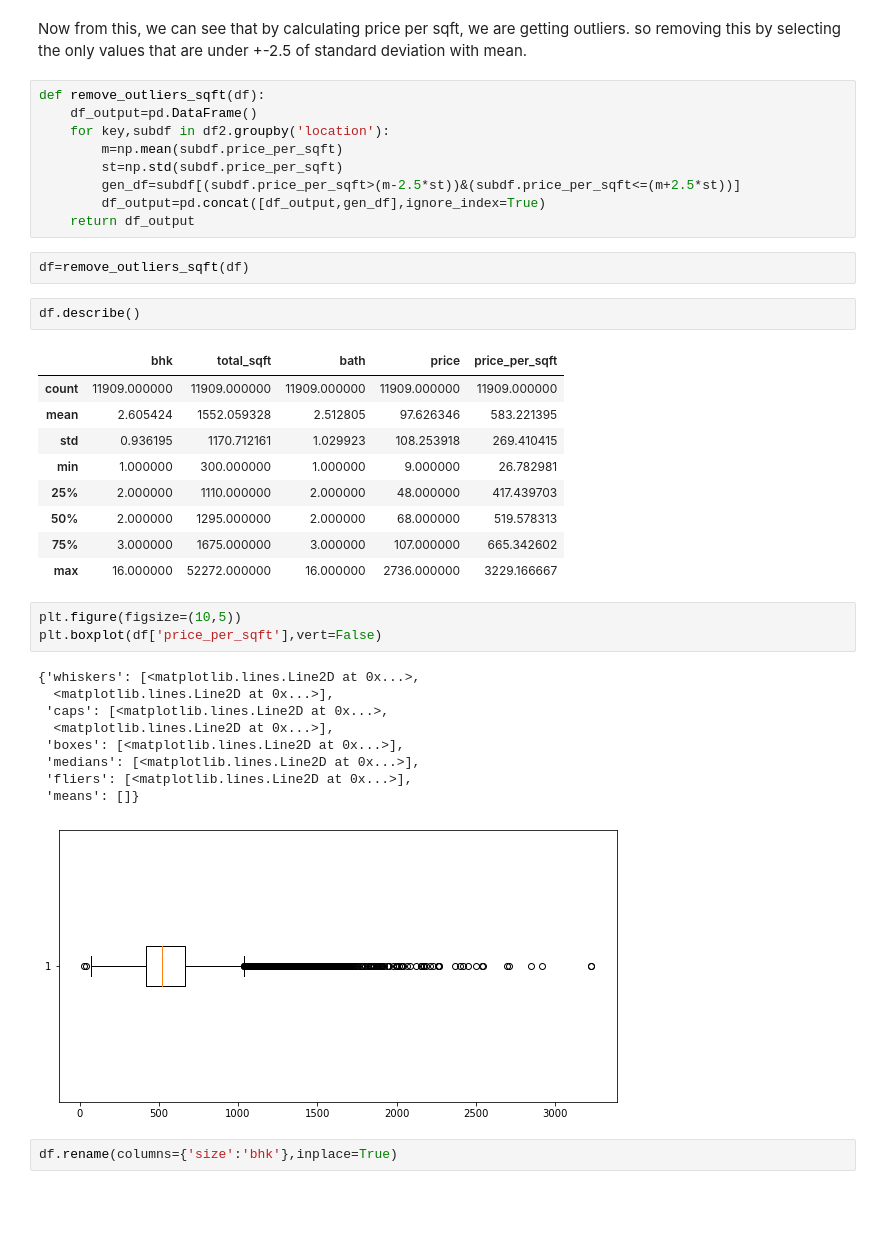
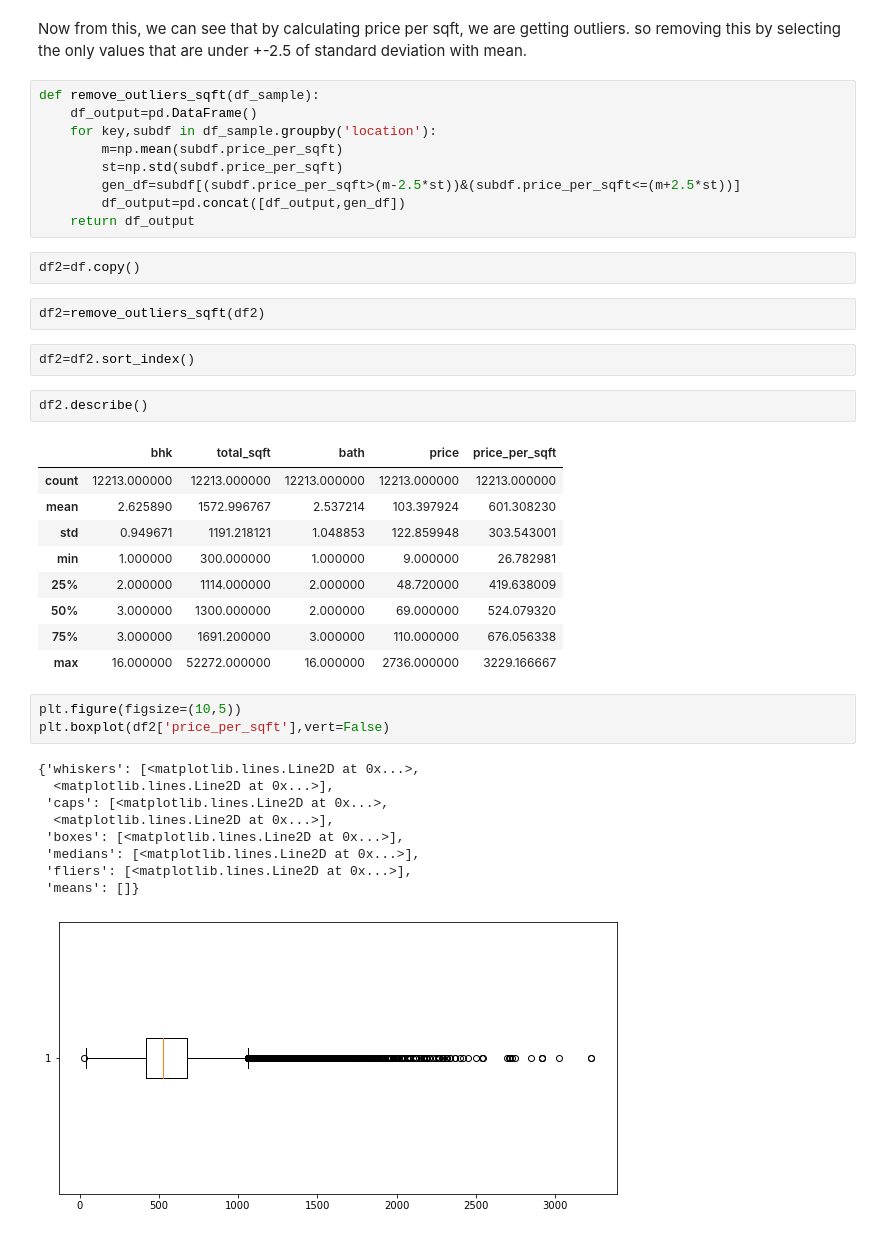
Before and after one commit to PrimEGameR123/Banglore-House-Price-Predictor, a Jupyter notebook: Banglore house price predictor.ipynb, the cells around one changed output. Cells and saved outputs as stored; diff of their text form; blank space fills up the shorter version.

```diff
--- a/Banglore house price predictor.ipynb
+++ b/Banglore house price predictor.ipynb
@@ -552,40 +571,42 @@ plt.boxplot(df['price_per_sqft'],vert=False)
 # %% [markdown]
 Now from this, we can see that by calculating price per sqft, we are getting outliers. so removing this by selecting the only values that are under +-2.5 of standard deviation with mean.
 # %%
-def remove_outliers_sqft(df):
+def remove_outliers_sqft(df_sample):
     df_output=pd.DataFrame()
-    for key,subdf in df2.groupby('location'):
+    for key,subdf in df_sample.groupby('location'):
         m=np.mean(subdf.price_per_sqft)
         st=np.std(subdf.price_per_sqft)
         gen_df=subdf[(subdf.price_per_sqft>(m-2.5*st))&(subdf.price_per_sqft<=(m+2.5*st))]
-        df_output=pd.concat([df_output,gen_df],ignore_index=True)
+        df_output=pd.concat([df_output,gen_df])
     return df_output
+# %%
+df2=df.copy()
 # %%
-df=remove_outliers_sqft(df)
+df2=remove_outliers_sqft(df2)
+# %%
+df2=df2.sort_index()
 # %%
-df.describe()
+df2.describe()
 # %% [output]
 |  | bhk | total_sqft | bath | price | price_per_sqft |
-| count | 11909.000000 | 11909.000000 | 11909.000000 | 11909.000000 | 11909.000000 |
-| mean | 2.605424 | 1552.059328 | 2.512805 | 97.626346 | 583.221395 |
-| std | 0.936195 | 1170.712161 | 1.029923 | 108.253918 | 269.410415 |
+| count | 12213.000000 | 12213.000000 | 12213.000000 | 12213.000000 | 12213.000000 |
+| mean | 2.625890 | 1572.996767 | 2.537214 | 103.397924 | 601.308230 |
+| std | 0.949671 | 1191.218121 | 1.048853 | 122.859948 | 303.543001 |
 | min | 1.000000 | 300.000000 | 1.000000 | 9.000000 | 26.782981 |
-| 25% | 2.000000 | 1110.000000 | 2.000000 | 48.000000 | 417.439703 |
-| 50% | 2.000000 | 1295.000000 | 2.000000 | 68.000000 | 519.578313 |
-| 75% | 3.000000 | 1675.000000 | 3.000000 | 107.000000 | 665.342602 |
+| 25% | 2.000000 | 1114.000000 | 2.000000 | 48.720000 | 419.638009 |
+| 50% | 3.000000 | 1300.000000 | 2.000000 | 69.000000 | 524.079320 |
+| 75% | 3.000000 | 1691.200000 | 3.000000 | 110.000000 | 676.056338 |
 | max | 16.000000 | 52272.000000 | 16.000000 | 2736.000000 | 3229.166667 |
 # %%
 plt.figure(figsize=(10,5))
-plt.boxplot(df['price_per_sqft'],vert=False)
+plt.boxplot(df2['price_per_sqft'],vert=False)
 # %% [output]
 {'whiskers': [<matplotlib.lines.Line2D at 0x...>,
   <matplotlib.lines.Line2D at 0x...>],
  'caps': [<matplotlib.lines.Line2D at 0x...>,
   <matplotlib.lines.Line2D at 0x...>],
  'boxes': [<matplotlib.lines.Line2D at 0x...>],
  'medians': [<matplotlib.lines.Line2D at 0x...>],
  'fliers': [<matplotlib.lines.Line2D at 0x...>],
  'means': []}
-[figure, old version]
+[figure, new version]
-# %%
-df.rename(columns={'size':'bhk'},inplace=True)
```
Also changed, not shown: parts of 42 cells of this notebook.
